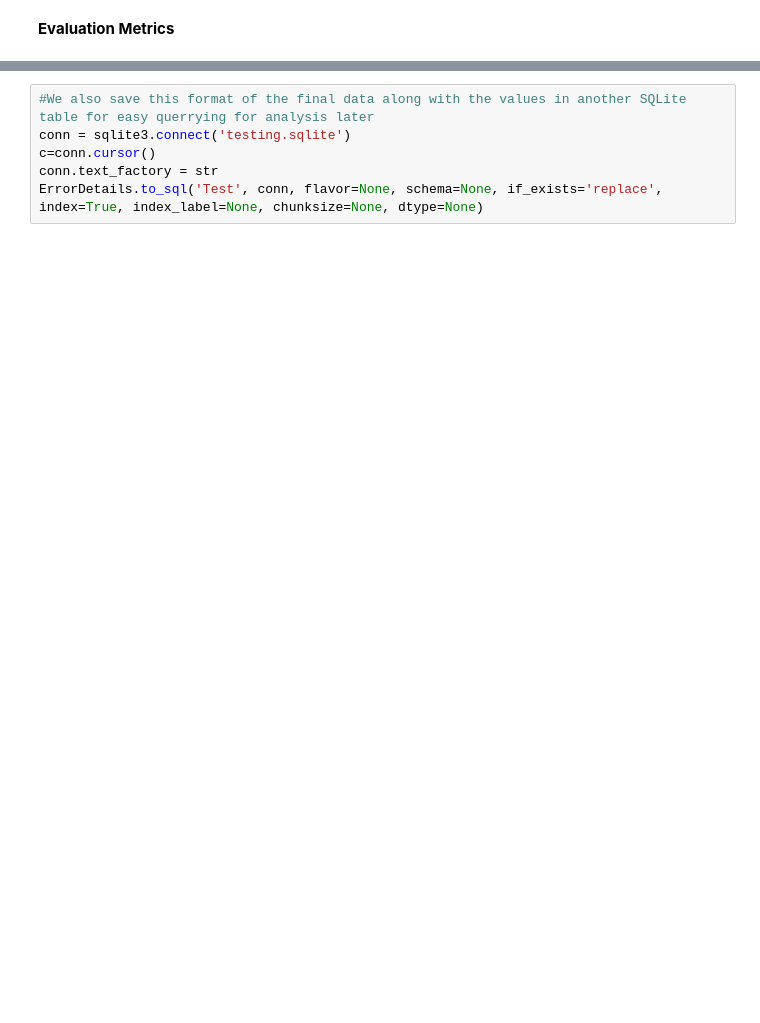
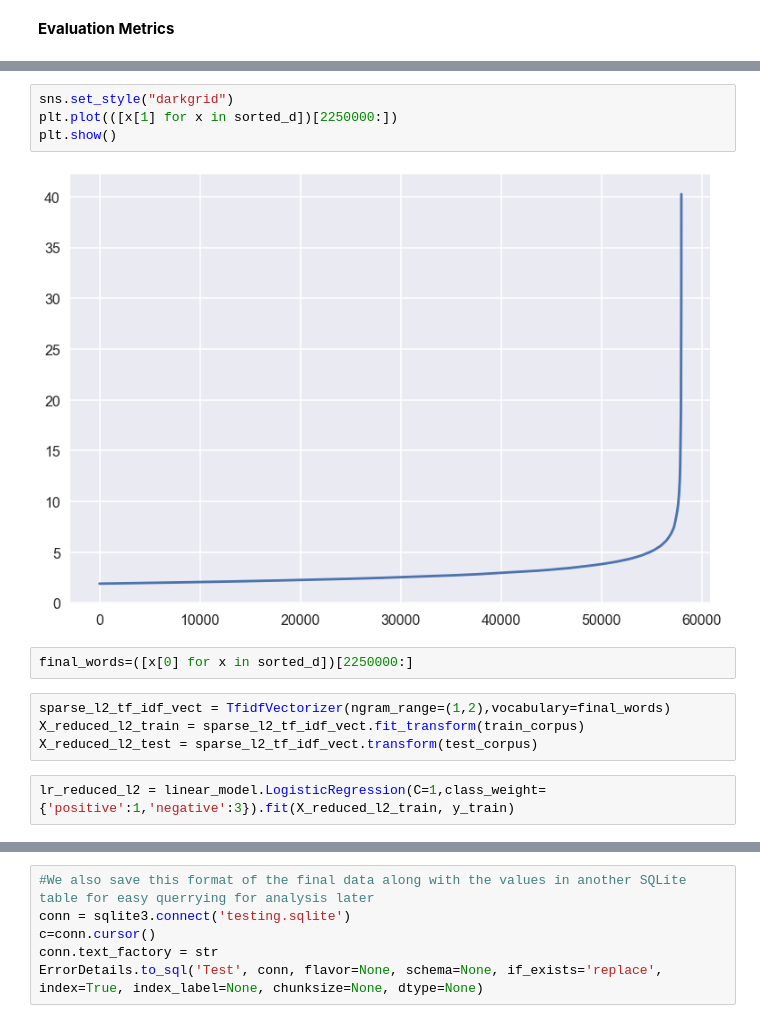
Before and after one commit to TheScript96/Amazon_Food_Reviews, a Jupyter notebook: Amazon Fine Food Reviews Analysis.ipynb, the cells around one changed output, grey strips where cells are left out. Saved outputs shown, nothing was run; the diff lists cells and outputs as text; blank space fills up the shorter version.

```diff
--- a/Amazon Fine Food Reviews Analysis.ipynb
+++ b/Amazon Fine Food Reviews Analysis.ipynb
@@ -1228,0 +1937,14 @@ ErrorDetails
+# %%
+sns.set_style("darkgrid")
+plt.plot(([x[1] for x in sorted_d])[2250000:])
+plt.show()
+# %% [output]
+[figure, added]
+# %%
+final_words=([x[0] for x in sorted_d])[2250000:]
+# %%
+sparse_l2_tf_idf_vect = TfidfVectorizer(ngram_range=(1,2),vocabulary=final_words)
+X_reduced_l2_train = sparse_l2_tf_idf_vect.fit_transform(train_corpus)
+X_reduced_l2_test = sparse_l2_tf_idf_vect.transform(test_corpus)
+# %%
+lr_reduced_l2 = linear_model.LogisticRegression(C=1,class_weight={'positive':1,'negative':3}).fit(X_reduced_l2_train, y_train)
```
Also changed, not shown: parts of 341 cells of this notebook.
